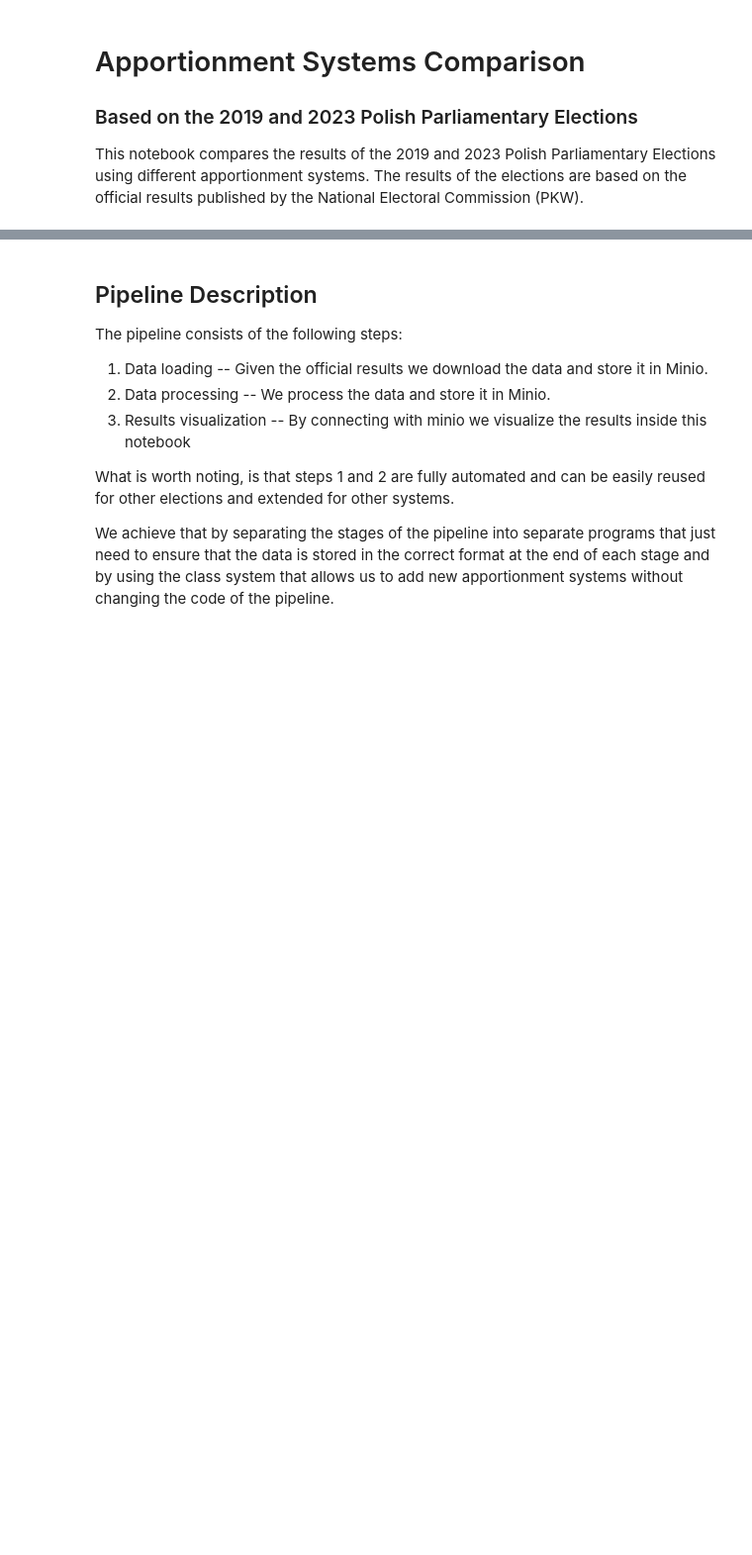
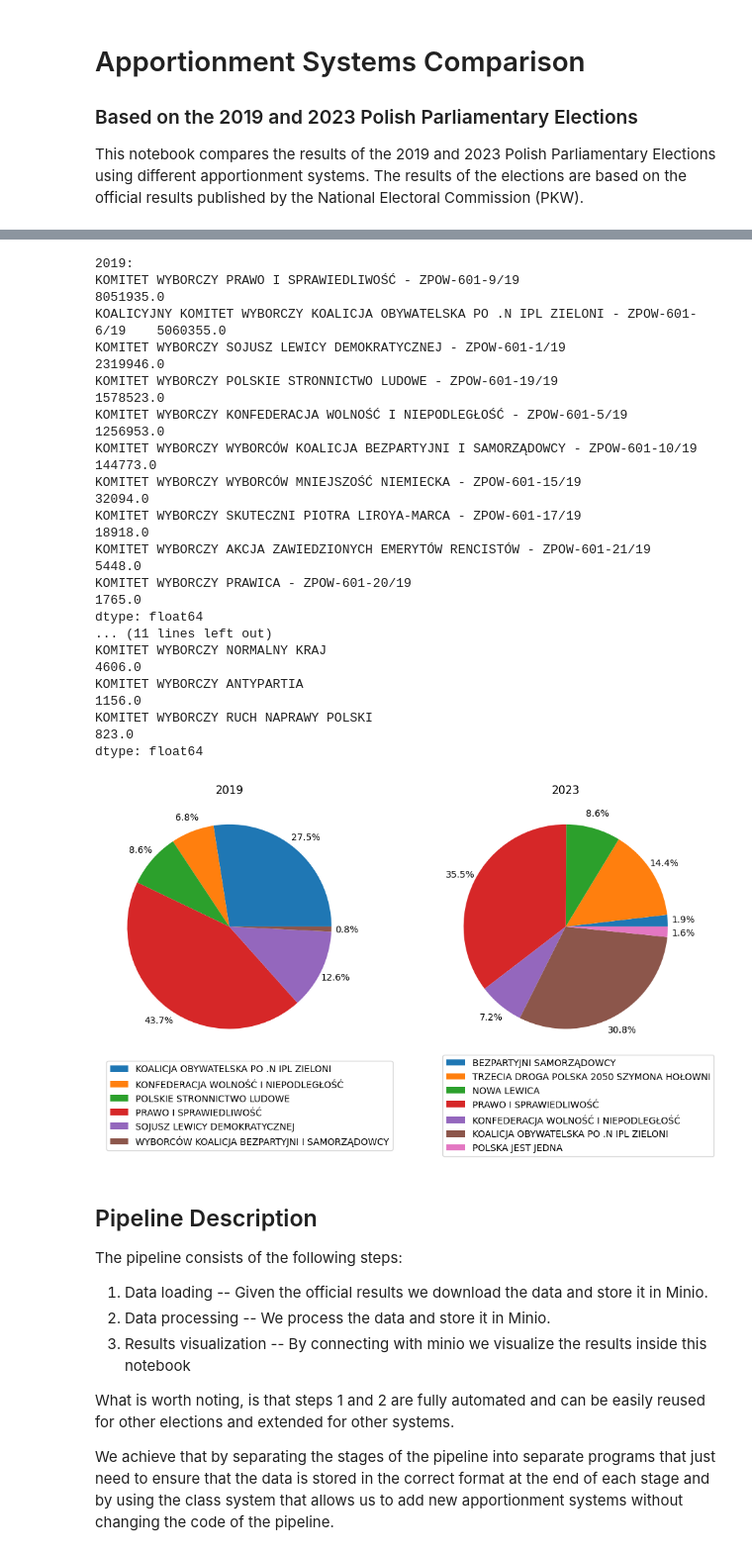
Before and after one commit to gbzaleski/DE-1-Elections, a Jupyter notebook: presentation.ipynb, the cells around one changed output, grey strips where cells are left out. Shown: that part at 99% size. Drawn from its saved outputs; the diff is of its cells as text; code cells hidden in the pictures; blank space fills up the shorter version.

```diff
--- a/presentation.ipynb
+++ b/presentation.ipynb
@@ -10,3 +166,48 @@ This notebook compares the results of the 2019 and 2023 Polish Parliamentary Ele
+# %%
+agg_2019 = results_2019.sum(axis=0, numeric_only=True)
+agg_2023 = results_2023.sum(axis=0, numeric_only=True)
+
+parties_2019 = agg_2019.filter(regex="KOMITET")
+parties_2023 = agg_2023.filter(regex="KOMITET")
+print("2019:")
+print(parties_2019.sort_values(ascending=False))
+print("\n2023:")
+print(parties_2023.sort_values(ascending=False))
+
+parties_2019 = parties_2019[parties_2019 > 100000]
+parties_2023 = parties_2023[parties_2023 > 100000]
+
+parties_2019.index = parties_2019.index.map(lambda x: x.split("WYBORCZY")[1].split("-")[0].strip())
+parties_2023.index = parties_2023.index.map(lambda x: x.split("WYBORCZY")[1].split("-")[0].strip())
+
+fig, ax = plt.subplots(1, 2, figsize=(12, 5))
+
+parties_2019.plot.pie(autopct='%1.1f%%', pctdistance=1.15, labels=None, title="2019", ax=ax[0])
+parties_2023.plot.pie(autopct='%1.1f%%', pctdistance=1.15, labels=None, title="2023", ax=ax[1])
+
+ax[0].legend(labels=parties_2019.index, loc="center left", bbox_to_anchor=(0, -0.2))
+ax[1].legend(labels=parties_2023.index, loc="center left", bbox_to_anchor=(0, -0.2))
+
+plt.show()
+# %% [output]
+2019:
+KOMITET WYBORCZY PRAWO I SPRAWIEDLIWOŚĆ - ZPOW-601-9/19                               8051935.0
+KOALICYJNY KOMITET WYBORCZY KOALICJA OBYWATELSKA PO .N IPL ZIELONI - ZPOW-601-6/19    5060355.0
+KOMITET WYBORCZY SOJUSZ LEWICY DEMOKRATYCZNEJ - ZPOW-601-1/19                         2319946.0
+KOMITET WYBORCZY POLSKIE STRONNICTWO LUDOWE - ZPOW-601-19/19                          1578523.0
+KOMITET WYBORCZY KONFEDERACJA WOLNOŚĆ I NIEPODLEGŁOŚĆ - ZPOW-601-5/19                 1256953.0
+KOMITET WYBORCZY WYBORCÓW KOALICJA BEZPARTYJNI I SAMORZĄDOWCY - ZPOW-601-10/19         144773.0
+KOMITET WYBORCZY WYBORCÓW MNIEJSZOŚĆ NIEMIECKA - ZPOW-601-15/19                         32094.0
+KOMITET WYBORCZY SKUTECZNI PIOTRA LIROYA-MARCA - ZPOW-601-17/19                         18918.0
+KOMITET WYBORCZY AKCJA ZAWIEDZIONYCH EMERYTÓW RENCISTÓW - ZPOW-601-21/19                 5448.0
+KOMITET WYBORCZY PRAWICA - ZPOW-601-20/19                                                1765.0
+dtype: float64
+... (11 lines left out)
+KOMITET WYBORCZY NORMALNY KRAJ                                                                           4606.0
+KOMITET WYBORCZY ANTYPARTIA                                                                              1156.0
+KOMITET WYBORCZY RUCH NAPRAWY POLSKI                                                                      823.0
+dtype: float64
+[figure, added]
 # %% [markdown]
 ## Pipeline Description
 
```
Also changed, not shown: parts of 22 cells of this notebook, 2 other files.
